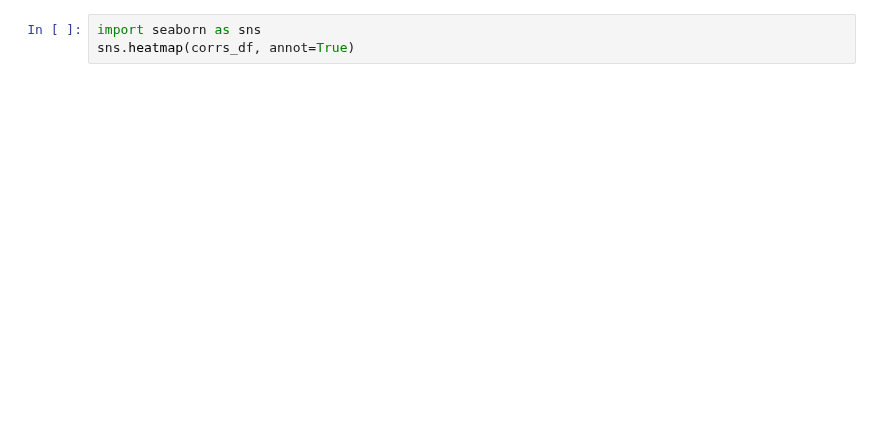
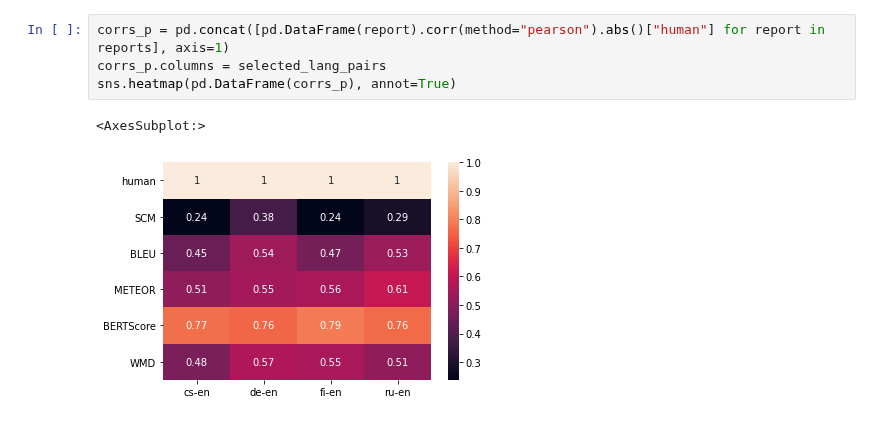
Before and after one commit to MIR-MU/regemt, a Jupyter notebook: main.ipynb, the cells around one changed output. Drawn from its saved outputs; the diff is of its cells as text; blank space fills up the shorter version.

```diff
--- a/main.ipynb
+++ b/main.ipynb
@@ -49,3 +71,7 @@ Evaluating lang pair de-en
-# %%
-import seaborn as sns
-sns.heatmap(corrs_df, annot=True)
+# %%
+corrs_p = pd.concat([pd.DataFrame(report).corr(method="pearson").abs()["human"] for report in reports], axis=1)
+corrs_p.columns = selected_lang_pairs
+sns.heatmap(pd.DataFrame(corrs_p), annot=True)
+# %% [output]
+<AxesSubplot:>
+[figure, added]
```
Also changed, not shown: parts of 3 cells of this notebook.
